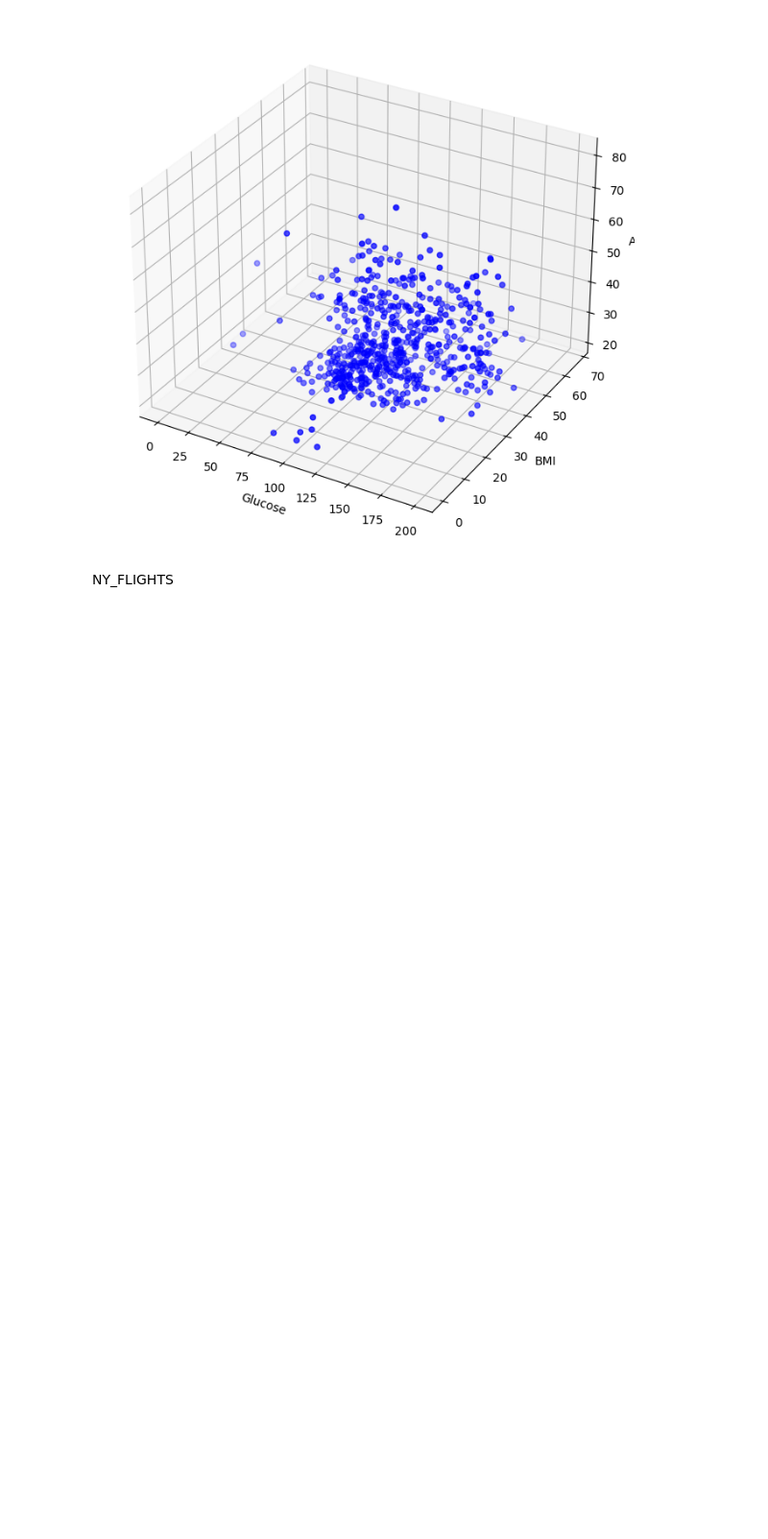
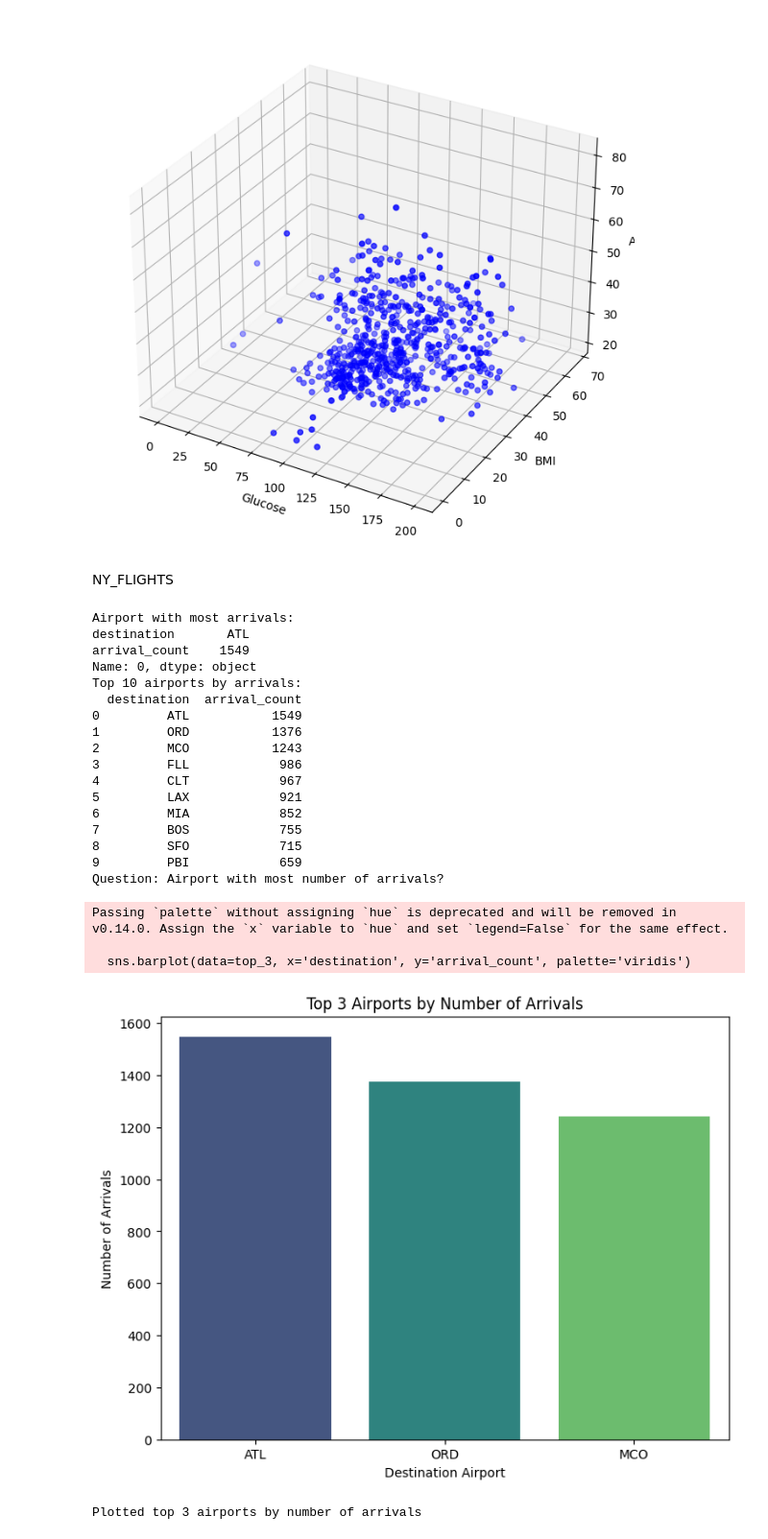
Before and after one commit to RITHICKSHABU/EXAM, a Jupyter notebook: Virtual_competition(ANSWER).ipynb, the cells around one changed output. Shown at 96% size. Cells and saved outputs as stored; diff of their text form; code cells hidden in the pictures; blank space fills up the shorter version.

```diff
--- a/Virtual_competition(ANSWER).ipynb
+++ b/Virtual_competition(ANSWER).ipynb
@@ -293,3 +293,56 @@ plt.show()
 [figure]
 # %% [markdown]
 NY_FLIGHTS
+# %%
+import pandas as pd
+import matplotlib.pyplot as plt
+import seaborn as sns
+df = pd.read_csv("ny-flights.csv")
+arrivals_count = df['dest'].value_counts().reset_index()
+arrivals_count.columns = ['destination', 'arrival_count']
+
+max_arrivals = arrivals_count.iloc[0]
+
+print("Airport with most arrivals:")
+print(max_arrivals)
+
+print("\
+Top 10 airports by arrivals:")
+print(arrivals_count.head(10))
+
+
+print('Question: Airport with most number of arrivals?')
+top_3 = arrivals_count.head(3)
+
+
+plt.figure(figsize=(8,6))
+sns.barplot(data=top_3, x='destination', y='arrival_count', palette='viridis')
+plt.title('Top 3 Airports by Number of Arrivals')
+plt.xlabel('Destination Airport')
+plt.ylabel('Number of Arrivals')
+plt.show()
+
+print('Plotted top 3 airports by number of arrivals')
+# %% [output]
+Airport with most arrivals:
+destination       ATL
+arrival_count    1549
+Name: 0, dtype: object
+Top 10 airports by arrivals:
+  destination  arrival_count
+0         ATL           1549
+1         ORD           1376
+2         MCO           1243
+3         FLL            986
+4         CLT            967
+5         LAX            921
+6         MIA            852
+7         BOS            755
+8         SFO            715
+9         PBI            659
+Question: Airport with most number of arrivals?
+Passing `palette` without assigning `hue` is deprecated and will be removed in v0.14.0. Assign the `x` variable to `hue` and set `legend=False` for the same effect.
+
+  sns.barplot(data=top_3, x='destination', y='arrival_count', palette='viridis')
+[figure, added]
+Plotted top 3 airports by number of arrivals
```
Also changed, not shown: parts of 3 cells of this notebook.
